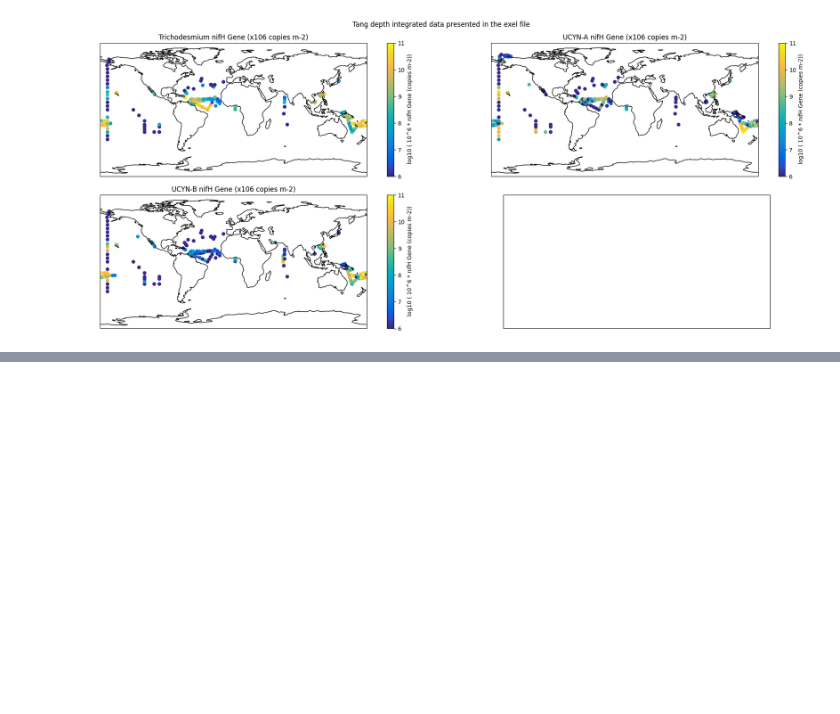
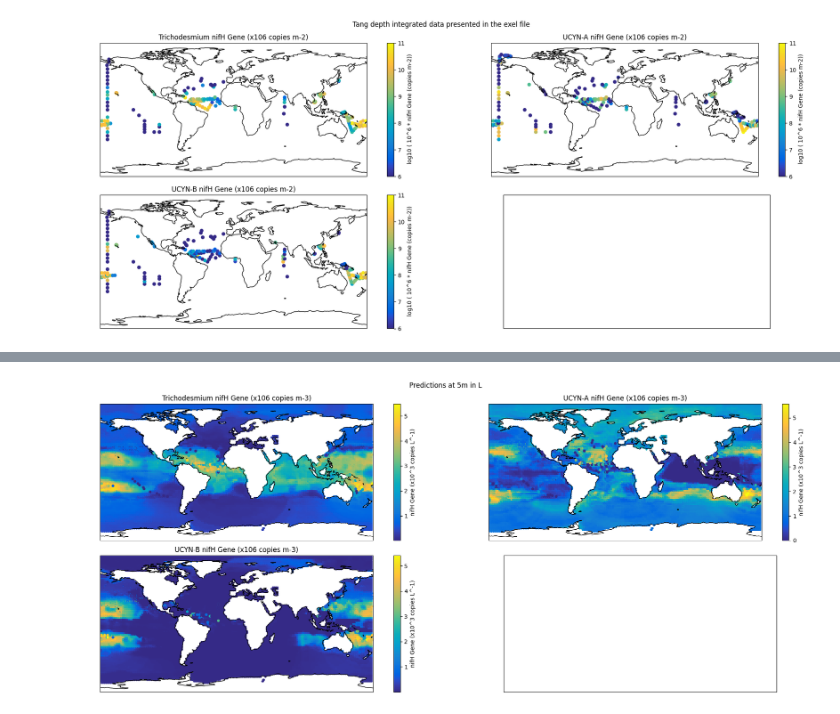
Before and after one commit to systemsecologygroup/N2-fixers-in-the-ocean, a Jupyter notebook: new_approach/visualizations.ipynb, the cells around one changed output, grey strips where cells are left out. Cells and saved outputs as stored; diff of their text form; code cells hidden in the pictures; blank space fills up the shorter version.

```diff
--- a/new_approach/visualizations.ipynb
+++ b/new_approach/visualizations.ipynb
@@ -78,0 +121,14 @@ plotColsOnMap(
+# %%
+plotColsOnMap(
+    cols=y_columns,
+    df=predictions,
+    overlay=raw_data,
+    constant=(10**3),
+    transf=(lambda x: np.log10(x+1)),
+    cmap=parula_map,
+    specific_depth=5,
+    colorbar_label="nifH Gene (x10^3 copies L^-1)",
+    title="Predictions at 5m in L"
+)
+# %% [output]
+[figure, added]
```
Also changed, not shown: parts of 8 cells of this notebook, 1 other file.
